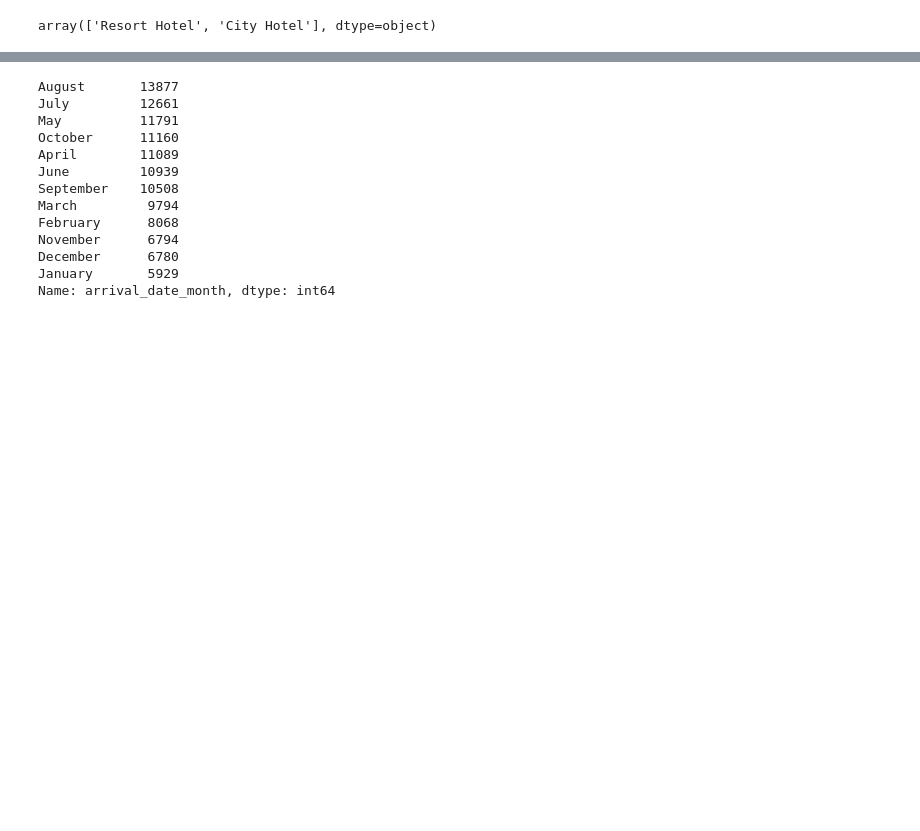
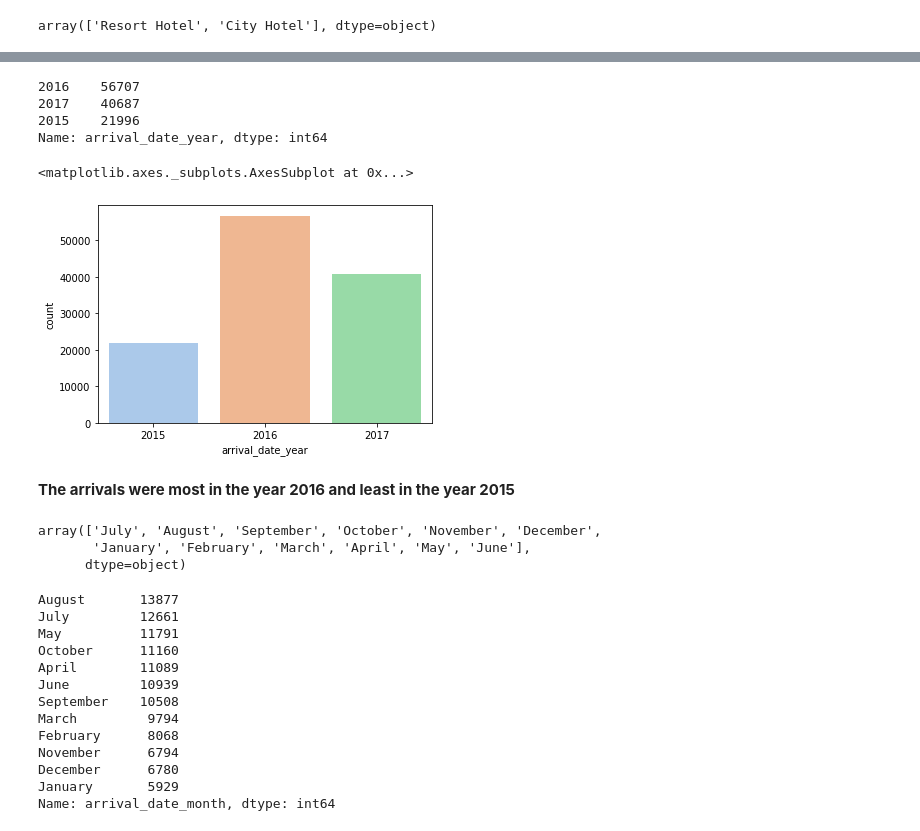
Before and after one commit to ramrakhyaniRiya/Hotel-Booking-Analysis, a Jupyter notebook: Copy_of_Hotel_Booking_Analysis_Capstone_Project.ipynb, the cells around one changed output, grey strips where cells are left out. Saved outputs shown, nothing was run; the diff lists cells and outputs as text; code cells hidden in the pictures; blank space fills up the shorter version.

```diff
--- a/Copy_of_Hotel_Booking_Analysis_Capstone_Project.ipynb
+++ b/Copy_of_Hotel_Booking_Analysis_Capstone_Project.ipynb
@@ -145,3 +206,23 @@ array(['Resort Hotel', 'City Hotel'], dtype=object)
+# %%
+df['arrival_date_year'].value_counts()
+# %% [output]
+2016    56707
+2017    40687
+2015    21996
+Name: arrival_date_year, dtype: int64
+# %%
+sns.countplot(df['arrival_date_year'],palette='pastel')
+# %% [output]
+<matplotlib.axes._subplots.AxesSubplot at 0x...>
+[figure, added]
+# %% [markdown]
+**The arrivals were most in the year 2016 and least in the year 2015**
+# %%
+df['arrival_date_month'].unique()
+# %% [output]
+array(['July', 'August', 'September', 'October', 'November', 'December',
+       'January', 'February', 'March', 'April', 'May', 'June'],
+      dtype=object)
 # %%
 df['arrival_date_month'].value_counts()
 # %% [output]
```
Also changed, not shown: parts of 73 cells of this notebook.
